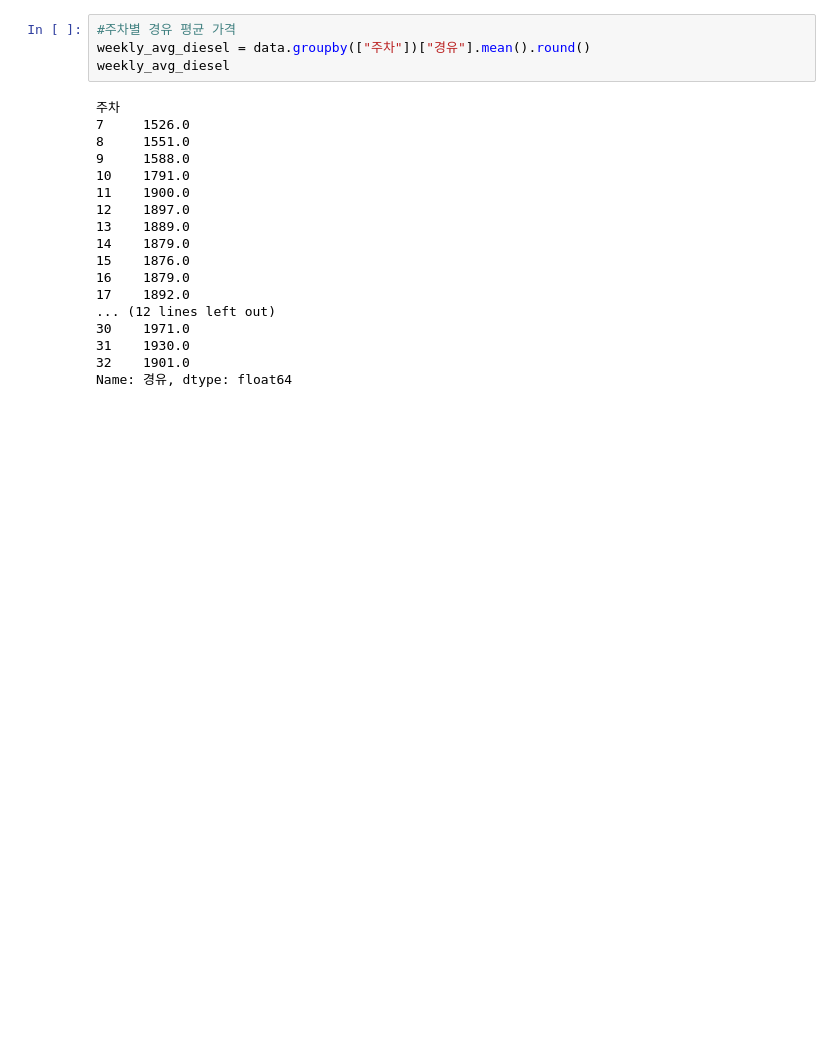
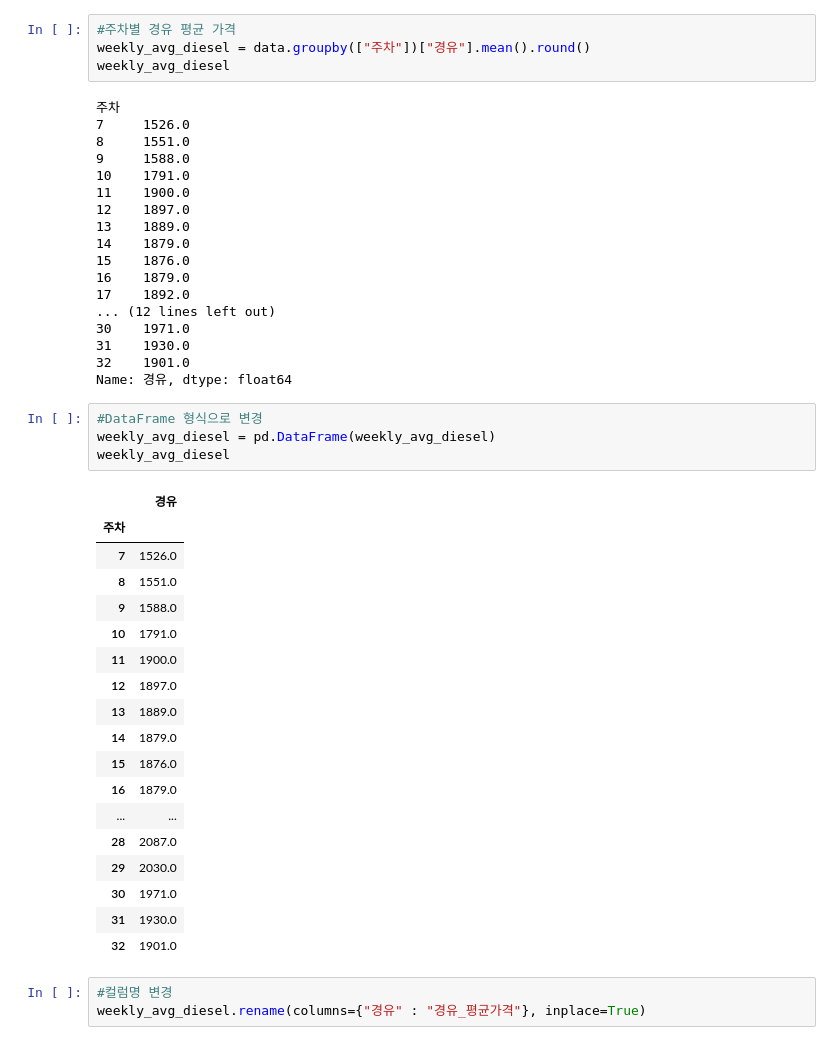
Before and after one commit to certainly-I/Busan-Oil-Price-Analysis, a Jupyter notebook: 주유소_전처리.ipynb, the cells around one changed output. Cells and saved outputs as stored; diff of their text form; blank space fills up the shorter version.

```diff
--- a/주유소_전처리.ipynb
+++ b/주유소_전처리.ipynb
@@ -180,3 +206,29 @@ weekly_avg_diesel
 31    1930.0
 32    1901.0
 Name: 경유, dtype: float64
+# %%
+#DataFrame 형식으로 변경
+weekly_avg_diesel = pd.DataFrame(weekly_avg_diesel)
+weekly_avg_diesel
+# %% [output]
+|  | 경유 |
+| 주차 |  |
+| 7 | 1526.0 |
+| 8 | 1551.0 |
+| 9 | 1588.0 |
+| 10 | 1791.0 |
+| 11 | 1900.0 |
+| 12 | 1897.0 |
+| 13 | 1889.0 |
+| 14 | 1879.0 |
+| 15 | 1876.0 |
+| 16 | 1879.0 |
+| ... | ... |
+| 28 | 2087.0 |
+| 29 | 2030.0 |
+| 30 | 1971.0 |
+| 31 | 1930.0 |
+| 32 | 1901.0 |
+# %%
+#컬럼명 변경
+weekly_avg_diesel.rename(columns={"경유" : "경유_평균가격"}, inplace=True)
```
Also changed, not shown: parts of 21 cells of this notebook.
